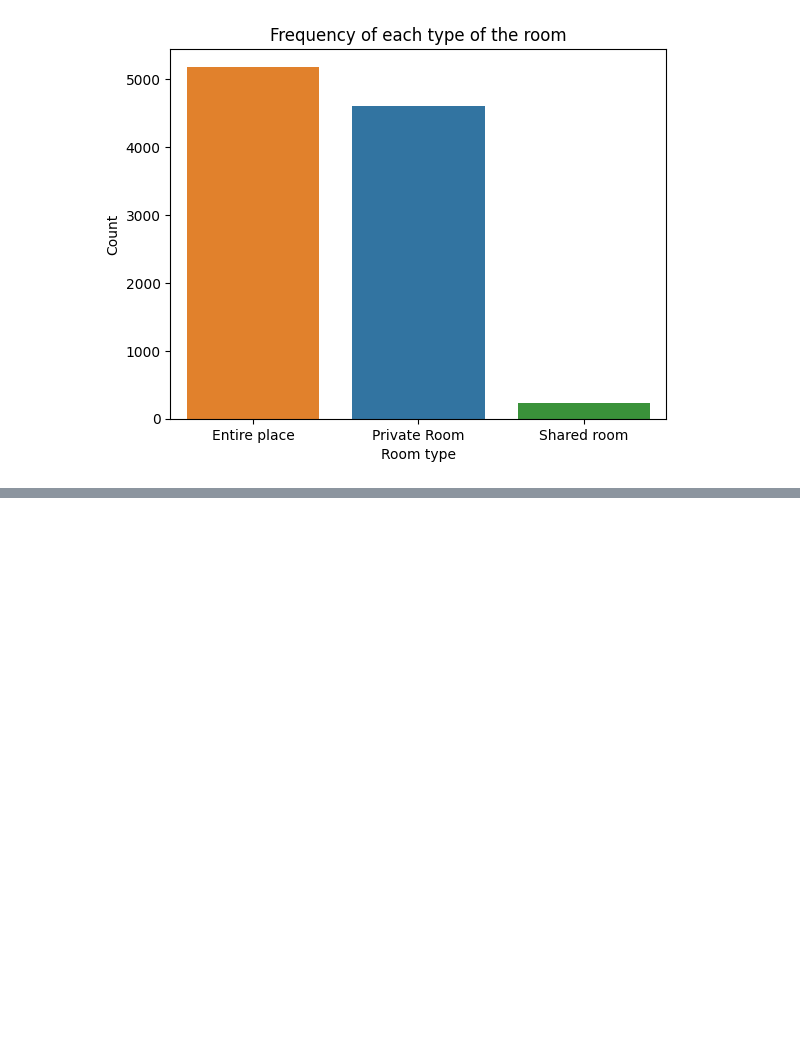
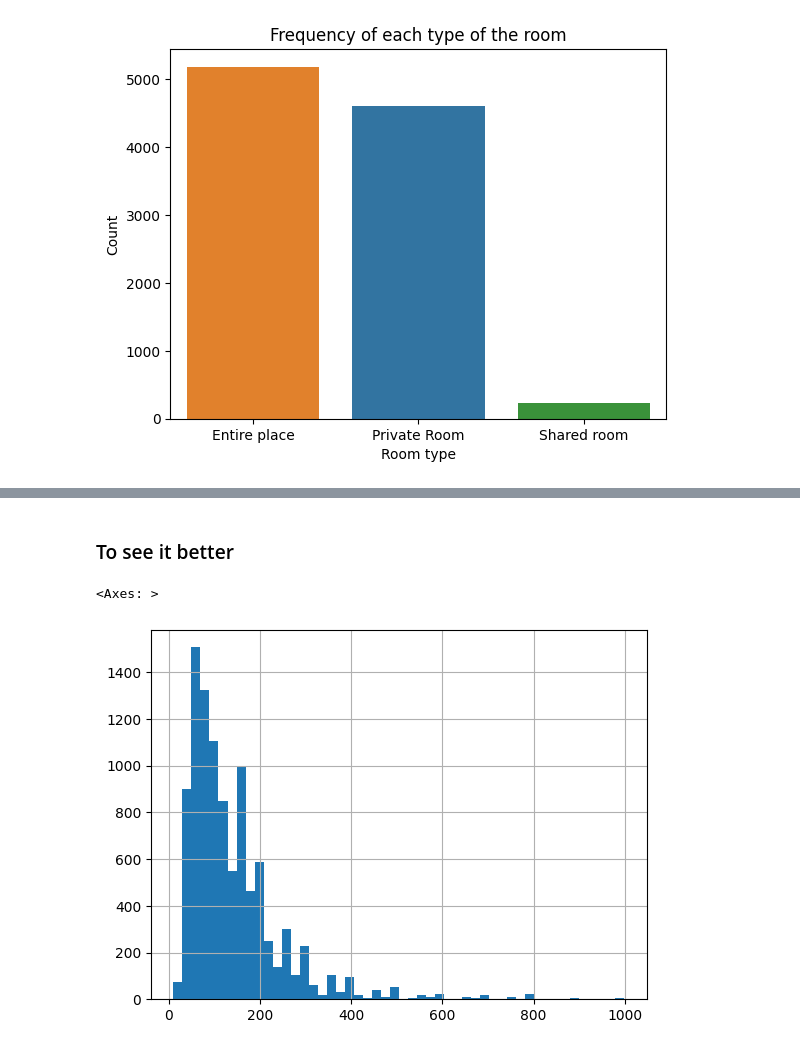
Before and after one commit to kingb6/Data_Preprocessing_Report, a Jupyter notebook: Cleaning_Data_in_Python_live_session.ipynb, the cells around one changed output, grey strips where cells are left out. Drawn from its saved outputs; the diff is of its cells as text; code cells hidden in the pictures; blank space fills up the shorter version.

```diff
--- a/Cleaning_Data_in_Python_live_session.ipynb
+++ b/Cleaning_Data_in_Python_live_session.ipynb
@@ -977,0 +1010,7 @@ Text(0.5, 1.0, 'Frequency of each type of the room')
+# %% [markdown]
+### To see it better
+# %%
+airbnb[airbnb['price'] < 1000]['price'].hist(bins=50)
+# %% [output]
+<Axes: >
+[figure, added]
```
Also changed, not shown: parts of 14 cells of this notebook, 1 other file.
